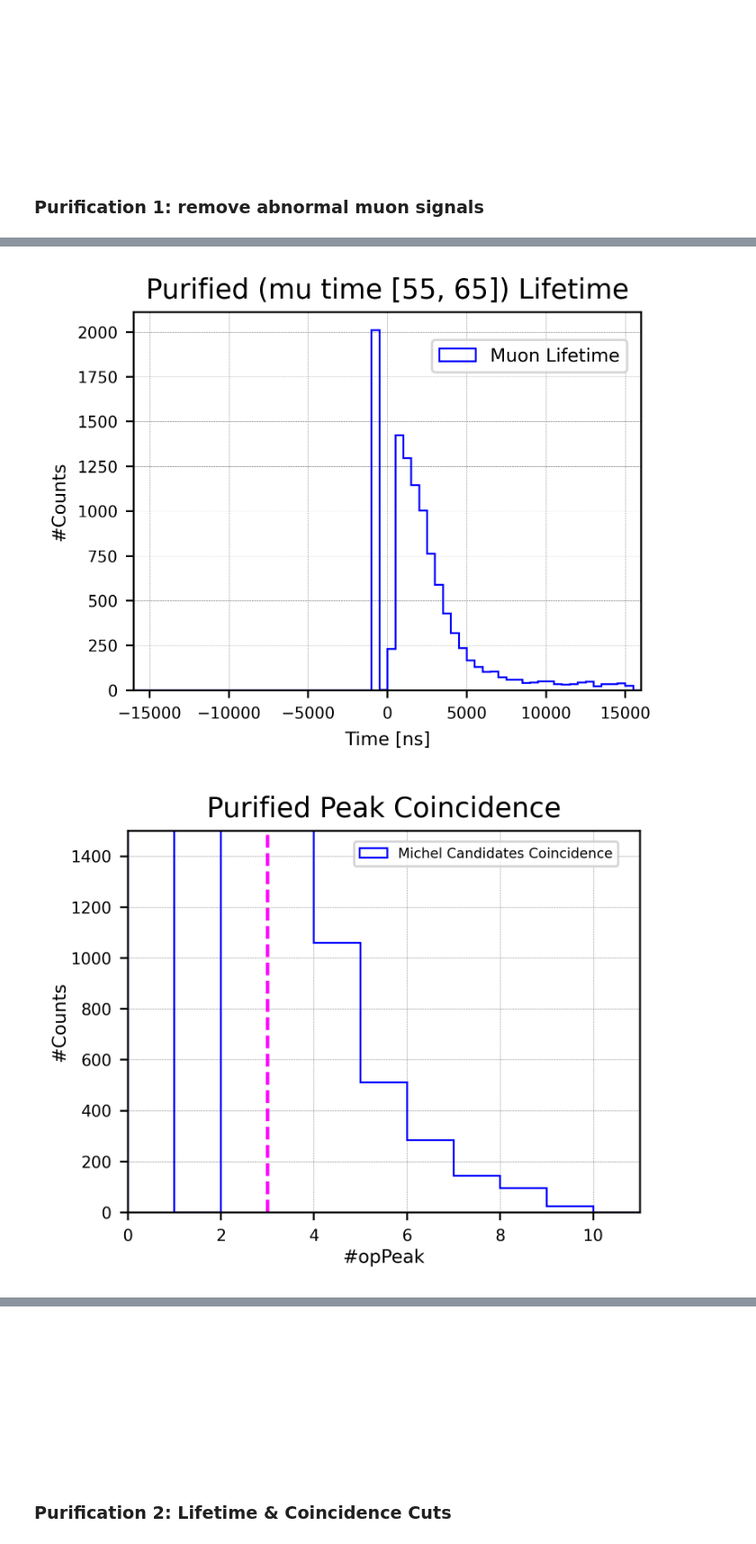
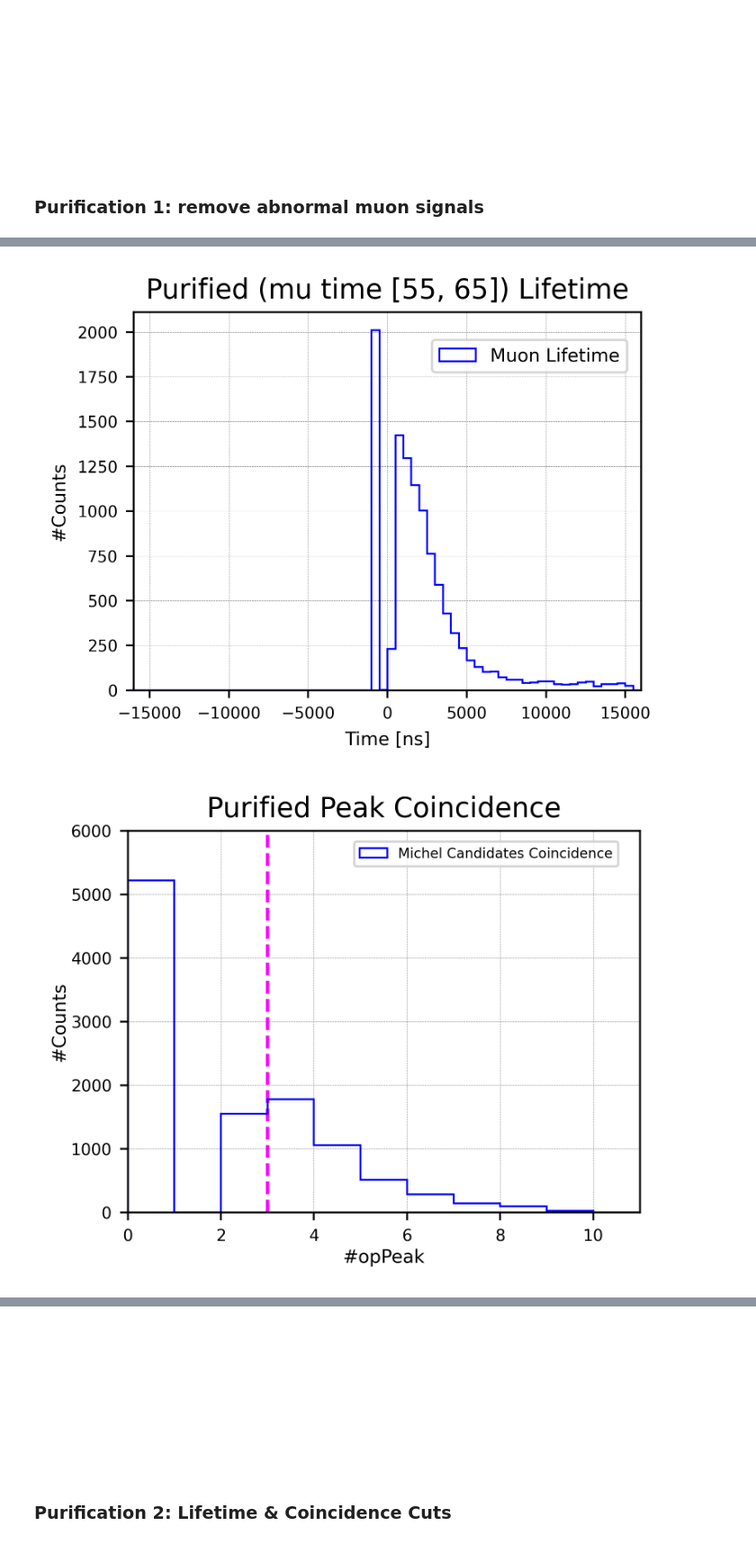
Before and after one commit to szhang17phys/analyze_pdhd_DATA_v2, a Jupyter notebook: jupyter/michel_stat/beamRun28891_FullRun/michelStat_20250615.ipynb, the cells around one changed output, grey strips where cells are left out. Shown at 90% size. Saved outputs shown, nothing was run; the diff lists cells and outputs as text; code cells hidden in the pictures.

```diff
--- a/jupyter/michel_stat/beamRun28891_FullRun/michelStat_20250615.ipynb
+++ b/jupyter/michel_stat/beamRun28891_FullRun/michelStat_20250615.ipynb
@@ -421,7 +421,7 @@ range_min = 0
 range_max = 11
 bins = np.arange(range_min, range_max + bin_width, bin_width)
 
-plt.plot([3, 3], [0, 1500], color="magenta", linewidth=1.5, linestyle='--')
+plt.plot([3, 3], [0, 6000], color="magenta", linewidth=1.5, linestyle='--')
 
 plt.hist(coin_update, bins=bins, range=(range_min, range_max), edgecolor='blue',
          histtype='step', linewidth=0.8, label='Michel Candidates Coincidence')
@@ -429,7 +429,7 @@ plt.hist(coin_update, bins=bins, range=(range_min, range_max), edgecolor='blue',
 plt.legend(loc='upper center', bbox_to_anchor=(0.7, 0.99), fontsize=9, markerscale=5, ncol=1, prop={'size': 6})
 
 plt.xlim(0, 11)
-plt.ylim(0, 1500)
+plt.ylim(0, 6000)
 plt.xlabel('#opPeak', labelpad=2, fontsize=8)
 plt.ylabel('#Counts', labelpad=1, fontsize=8)
 plt.title('Purified Peak Coincidence')
@@ -463,34 +463,34 @@ hist, xedges, yedges, img = plt.hist2d(mu_lifetime_ns, coin_update, bins=(64, 10
 
 # Add color bar
 cbar = plt.colorbar()
 cbar.set_label('Counts', fontsize=6)
 cbar.ax.tick_params(labelsize=5)
 
 # Labels and styling
 plt.xlim(-16000, 16000)
 plt.ylim(0, 10)
 plt.xlabel('Time [ns]', labelpad=1, fontsize=6)
 plt.ylabel('#opPeak', labelpad=1, fontsize=6)
 
 #plt.title('After Space Cut', fontsize=7)
 plt.tick_params(labelsize=5)
 # %% [output]
 Muon events purification (mu peak constrained to [55, 65]):
 
 Purified Muon events:  10671 (96.61%)
 Length of mu_lifetime (Updated):  10671
 Length of updated coincidence  :  10671
 Length of updated decayX       :  10671
 Length of updated decayY       :  10671
 Length of updated decayZ       :  10671
 [figure]
 Lifetime distribution (Updated):
 # Initial Candidates [-16000, 16000]:  10671
 # Initial Candidates [0, 16000]:  8659 (81.15%)
 
 Note: If there is no secondary peak (both heights >=0.5) found in summed wvf, the michel time will be recorded as 0 !
 [figure]
-[figure, old version]
+[figure, new version]
 [figure]
 # %% [markdown]
 <br />
```
Also changed, not shown: parts of 2 cells of this notebook, 2 other files.
